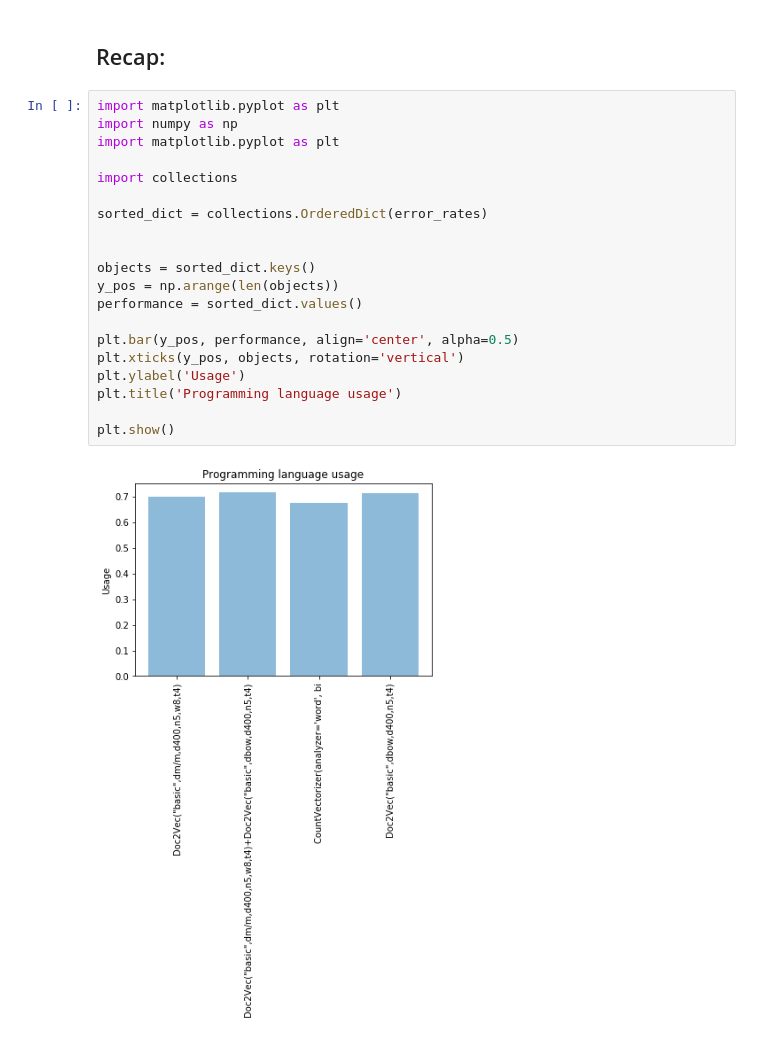
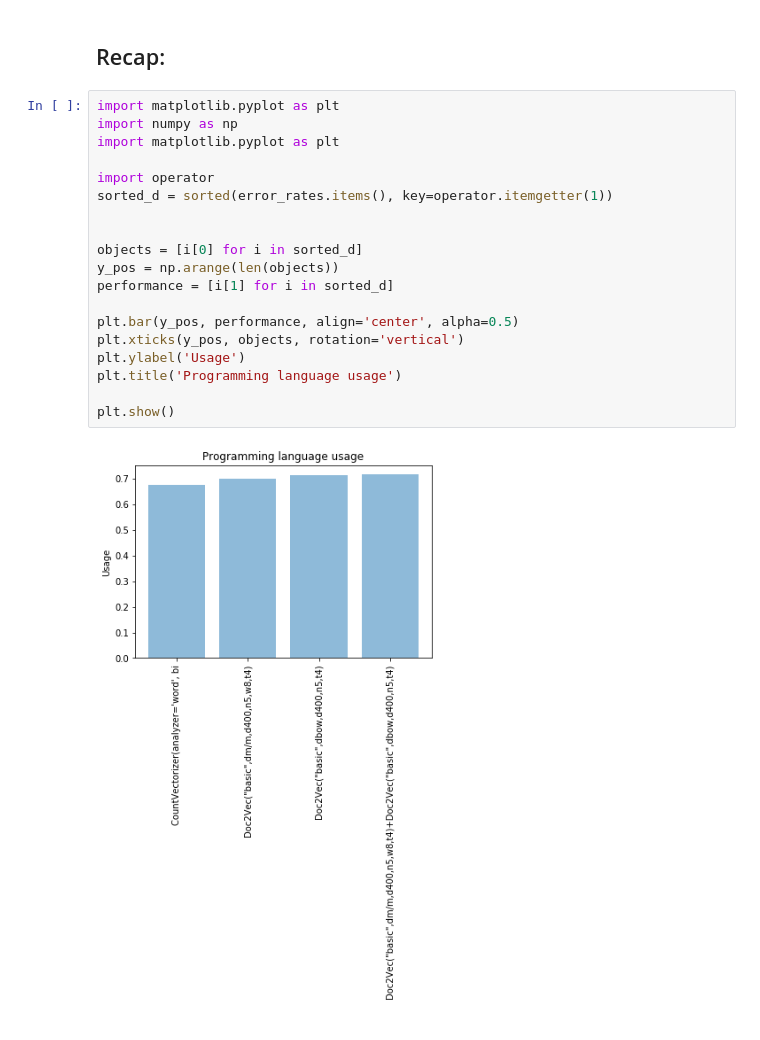
Before and after one commit to Nalydy/doc2vec, a Jupyter notebook: Doc2Vec_Stanford-Copy2.ipynb, the cells around one changed output. Drawn from its saved outputs; the diff is of its cells as text.

Commit message:
improved graph

```diff
--- a/Doc2Vec_Stanford-Copy2.ipynb
+++ b/Doc2Vec_Stanford-Copy2.ipynb
@@ -371,22 +371,21 @@ defaultdict(<function __main__.<lambda>()>,
 # %%
 import matplotlib.pyplot as plt
 import numpy as np
 import matplotlib.pyplot as plt
 
-import collections
-
-sorted_dict = collections.OrderedDict(error_rates)
+import operator
+sorted_d = sorted(error_rates.items(), key=operator.itemgetter(1))
 
 
-objects = sorted_dict.keys()
+objects = [i[0] for i in sorted_d]
 y_pos = np.arange(len(objects))
-performance = sorted_dict.values()
+performance = [i[1] for i in sorted_d]
 
 plt.bar(y_pos, performance, align='center', alpha=0.5)
 plt.xticks(y_pos, objects, rotation='vertical')
 plt.ylabel('Usage')
 plt.title('Programming language usage')
 
 plt.show()
 # %% [output]
-[figure, old version]
+[figure, new version]
```
